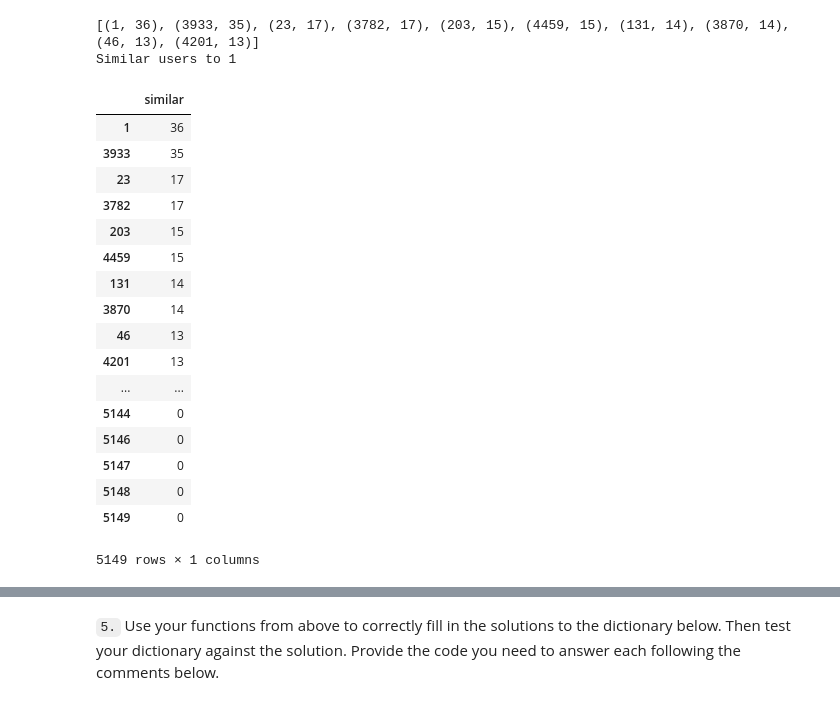
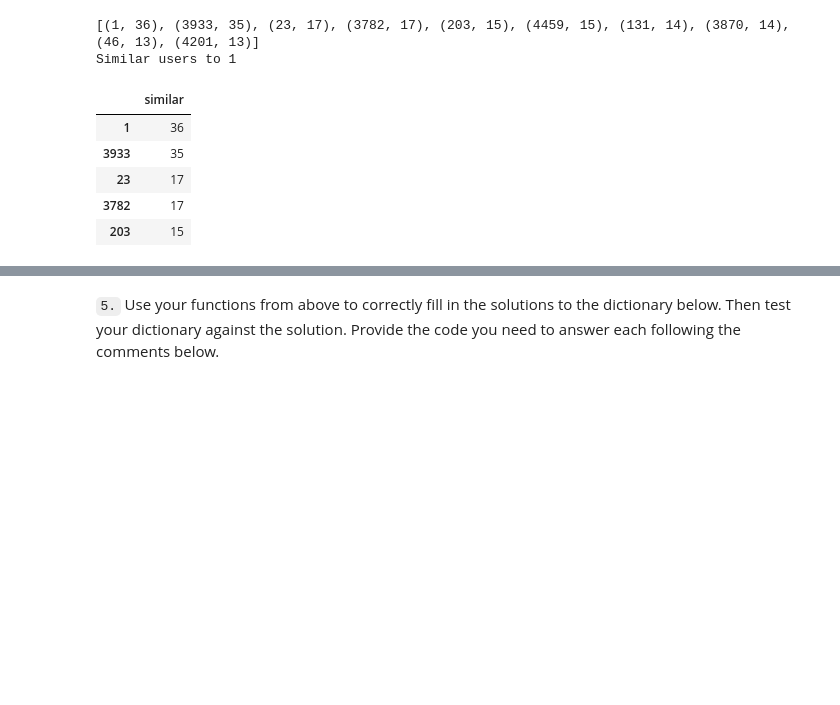
Before and after one commit to SimplifyData/Recommendation-with-IBM, a Jupyter notebook: Recommendations_with_IBM.ipynb, the cells around one changed output, grey strips where cells are left out. Cells and saved outputs as stored; diff of their text form; code cells hidden in the pictures; blank space fills up the shorter version.

```diff
--- a/Recommendations_with_IBM.ipynb
+++ b/Recommendations_with_IBM.ipynb
@@ -689,26 +649,14 @@ similarity_df = pd.DataFrame(data = [x[1] for x in similarity_list] , index = [x
 [(1, 36), (3933, 35), (23, 17), (3782, 17), (203, 15), (4459, 15), (131, 14), (3870, 14), (46, 13), (4201, 13)]
 Similar users to 1
 # %%
-similarity_df
+similarity_df.head()
 # %% [output]
 |  | similar |
 | 1 | 36 |
 | 3933 | 35 |
 | 23 | 17 |
 | 3782 | 17 |
 | 203 | 15 |
-| 4459 | 15 |
-| 131 | 14 |
-| 3870 | 14 |
-| 46 | 13 |
-| 4201 | 13 |
-| ... | ... |
-| 5144 | 0 |
-| 5146 | 0 |
-| 5147 | 0 |
-| 5148 | 0 |
-| 5149 | 0 |
-5149 rows × 1 columns
 # %%
 def get_top_sorted_users(user_id, df=df, user_item=user_item):
     '''
```
Also changed, not shown: parts of 14 cells of this notebook, 1 other file.
